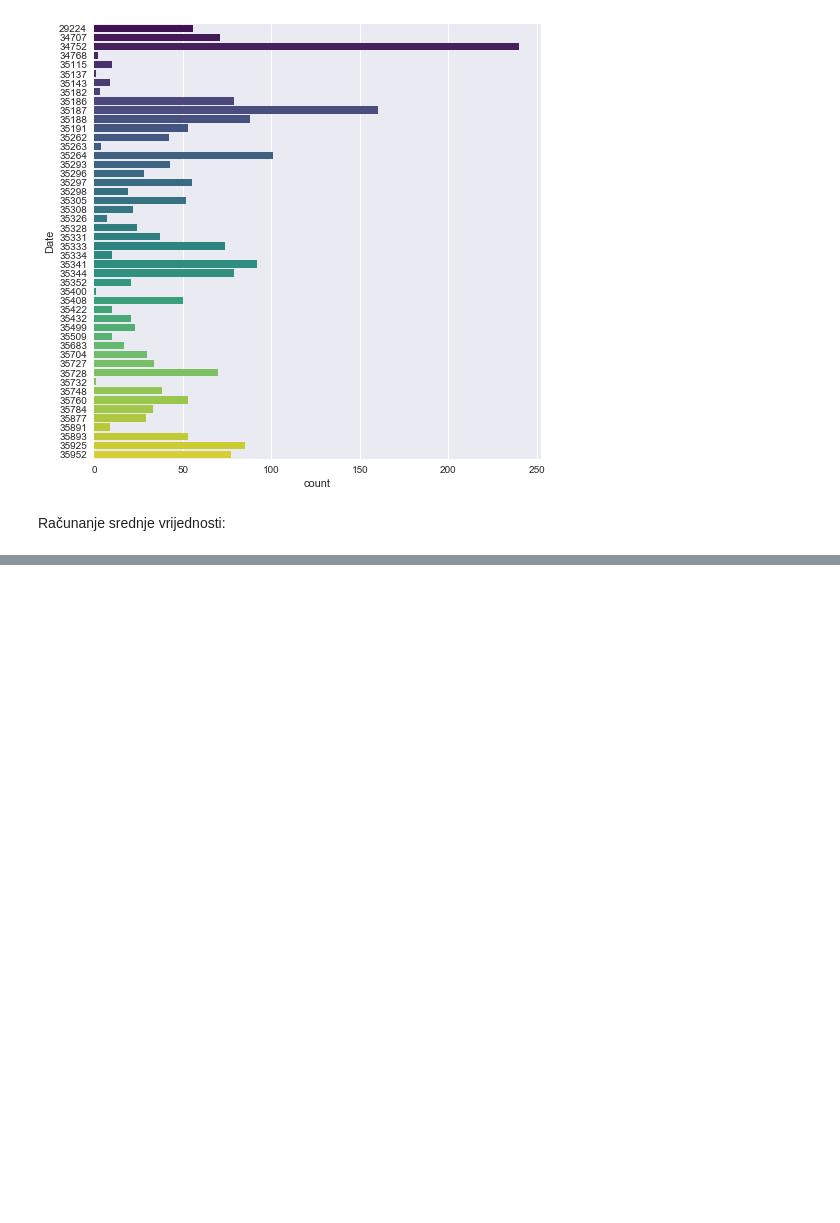
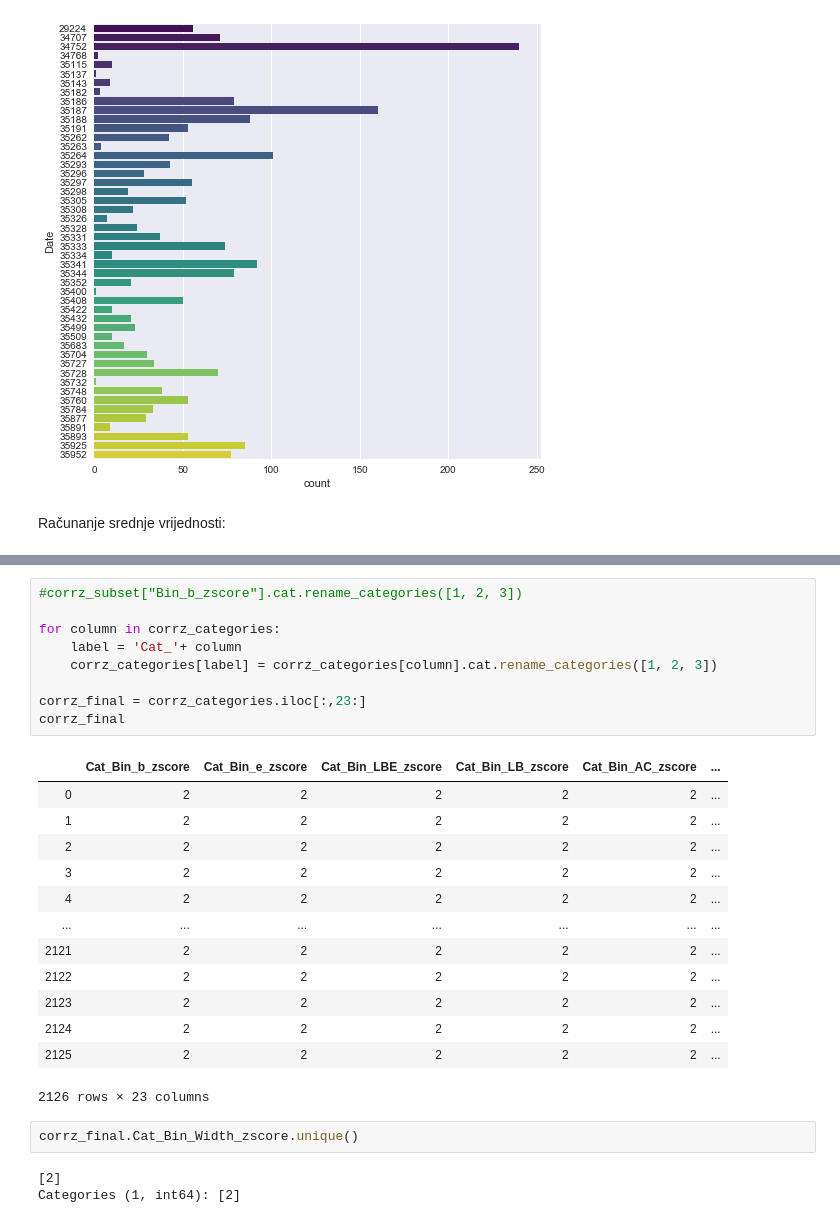
Before and after one commit to mleontenko/nosql-bda, a Jupyter notebook: ctg.ipynb, the cells around one changed output, grey strips where cells are left out. Saved outputs shown, nothing was run; the diff lists cells and outputs as text; blank space fills up the shorter version.

```diff
--- a/ctg.ipynb
+++ b/ctg.ipynb
@@ -241,0 +401,28 @@ contdf.iloc[:,24:]
+# %%
+#corrz_subset["Bin_b_zscore"].cat.rename_categories([1, 2, 3])
+
+for column in corrz_categories:
+    label = 'Cat_'+ column
+    corrz_categories[label] = corrz_categories[column].cat.rename_categories([1, 2, 3])
+
+corrz_final = corrz_categories.iloc[:,23:]
+corrz_final
+# %% [output]
+|  | Cat_Bin_b_zscore | Cat_Bin_e_zscore | Cat_Bin_LBE_zscore | Cat_Bin_LB_zscore | Cat_Bin_AC_zscore | ... |
+| 0 | 2 | 2 | 2 | 2 | 2 | ... |
+| 1 | 2 | 2 | 2 | 2 | 2 | ... |
+| 2 | 2 | 2 | 2 | 2 | 2 | ... |
+| 3 | 2 | 2 | 2 | 2 | 2 | ... |
+| 4 | 2 | 2 | 2 | 2 | 2 | ... |
+| ... | ... | ... | ... | ... | ... | ... |
+| 2121 | 2 | 2 | 2 | 2 | 2 | ... |
+| 2122 | 2 | 2 | 2 | 2 | 2 | ... |
+| 2123 | 2 | 2 | 2 | 2 | 2 | ... |
+| 2124 | 2 | 2 | 2 | 2 | 2 | ... |
+| 2125 | 2 | 2 | 2 | 2 | 2 | ... |
+2126 rows × 23 columns
+# %%
+corrz_final.Cat_Bin_Width_zscore.unique()
+# %% [output]
+[2]
+Categories (1, int64): [2]
```
Also changed, not shown: parts of 11 cells of this notebook.
